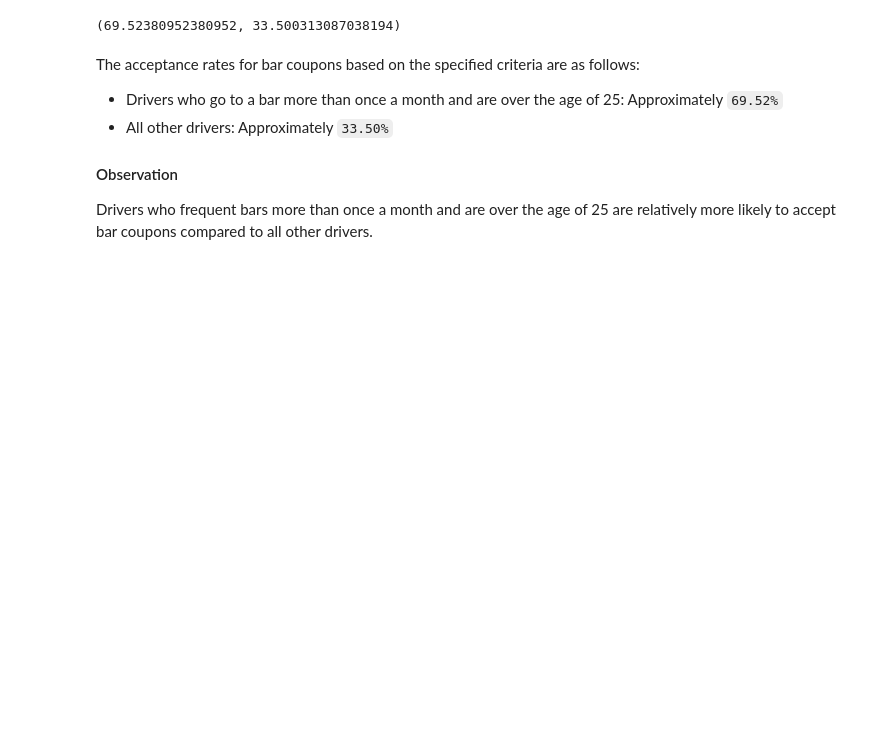
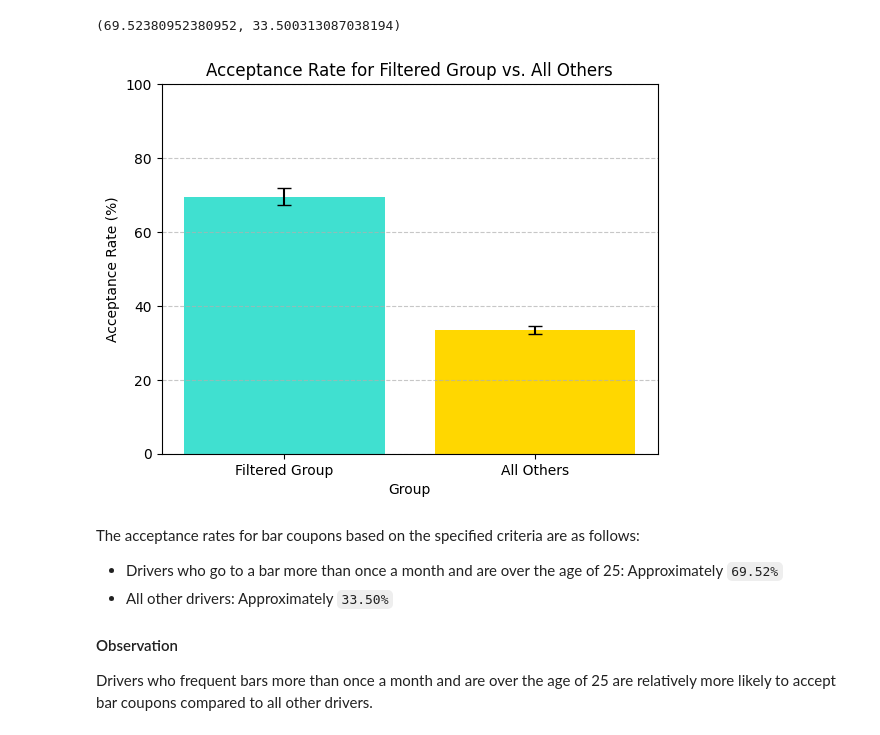
Before and after one commit to adongardive/Module_05, a Jupyter notebook: Amit_Dongardive_Module05_July2024_v01.ipynb, the cells around one changed output. Drawn from its saved outputs; the diff is of its cells as text; code cells hidden in the pictures; blank space fills up the shorter version.

```diff
--- a/Amit_Dongardive_Module05_July2024_v01.ipynb
+++ b/Amit_Dongardive_Module05_July2024_v01.ipynb
@@ -369,6 +400,27 @@ acceptance_rate_all_others = bar_coupons_df.query("not (Bar in ['1~3', '4~8', 'g
 acceptance_rate_filtered*100, acceptance_rate_all_others*100
 # %% [output]
 (69.52380952380952, 33.500313087038194)
+# %%
+# acceptance_rate_bar_visits.reset_index(inplace=True)
+# Data for plotting
+categories = ['Filtered Group', 'All Others']
+acceptance_rates = [acceptance_rate_filtered * 100, acceptance_rate_all_others * 100]
+
+# Calculate confidence intervals for the acceptance rates
+confidence_interval_filtered = np.std(filtered_df['Y']) / np.sqrt(len(filtered_df)) * 100
+confidence_interval_all_others = np.std(bar_coupons_df.query("not (Bar in ['1~3', '4~8', 'gt8'] and age_group == 'over 25')")['Y']) / np.sqrt(len(bar_coupons_df.query("not (Bar in ['1~3', '4~8', 'gt8'] and age_group == 'over 25')"))) * 100
+confidence_intervals = [confidence_interval_filtered, confidence_interval_all_others]
+
+# Create the bar chart with error bars
+plt.bar(categories, acceptance_rates, yerr=confidence_intervals, capsize=5, color=['turquoise', 'gold'])
+plt.xlabel('Group')
+plt.ylabel('Acceptance Rate (%)')
+plt.title('Acceptance Rate for Filtered Group vs. All Others')
+plt.ylim(0, 100)  # Setting the y-axis limit from 0 to 100
+plt.grid(axis='y', linestyle='--', alpha=0.7)
+plt.show()
+# %% [output]
+[figure, added]
 # %% [markdown]
 The acceptance rates for bar coupons based on the specified criteria are as follows:
 
```
Also changed, not shown: parts of 10 cells of this notebook.
